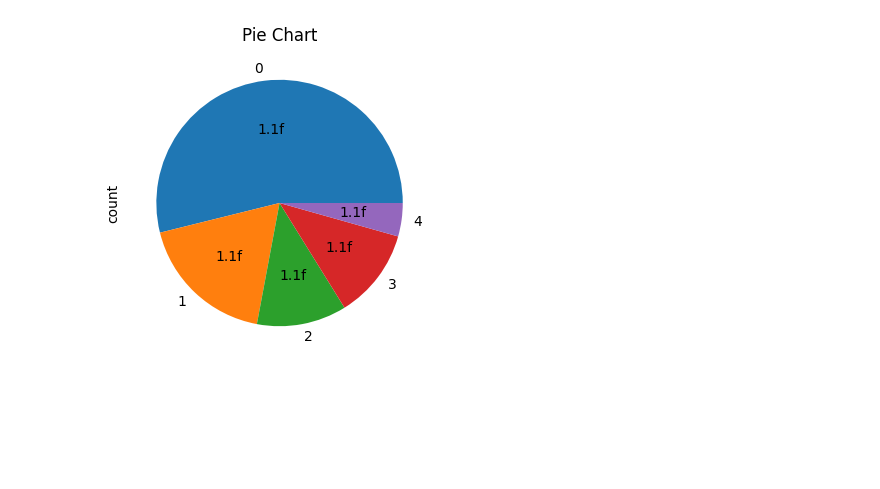
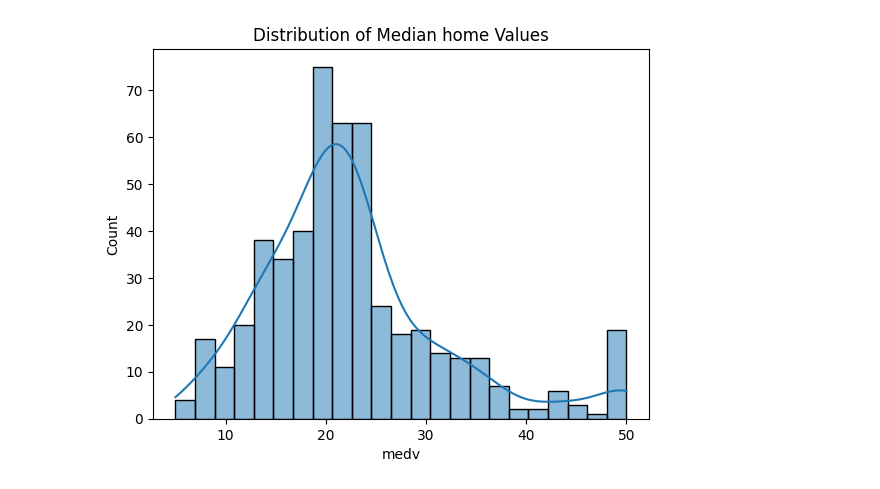
Before and after one commit to Eisawi7/date-mining-1, a Jupyter notebook: Welcome_To_Colab.ipynb, the cells around one changed output. Saved outputs shown, nothing was run; the diff lists cells and outputs as text; code cells hidden in the pictures; blank space fills up the shorter version.

```diff
--- a/Welcome_To_Colab.ipynb
+++ b/Welcome_To_Colab.ipynb
@@ -18,0 +11,2 @@ df.head()
+# %%
+df = pd.read_csv('/content/BostonHousing (1).csv')
@@ -93,8 +73,10 @@ plt.show()
-# %%
-plt.figure(figsize=(5,4))
-df[col].value_counts().plot(kind='pie',autopct="1.1f")
-plt.title("Pie Chart")
-plt.grid(True)
-plt.show()
-# %% [output]
-[figure, removed]
+# %%
+df=df.dropna()
+# %%
+df.fillna(df.mean(),inplace=True)
+# %%
+sns.histplot(df['medv'], kde=True)
+plt.title("Distribution of Median home Values")
+plt.show()
+# %% [output]
+[figure, added]
```
Also changed, not shown: parts of 26 cells of this notebook.
